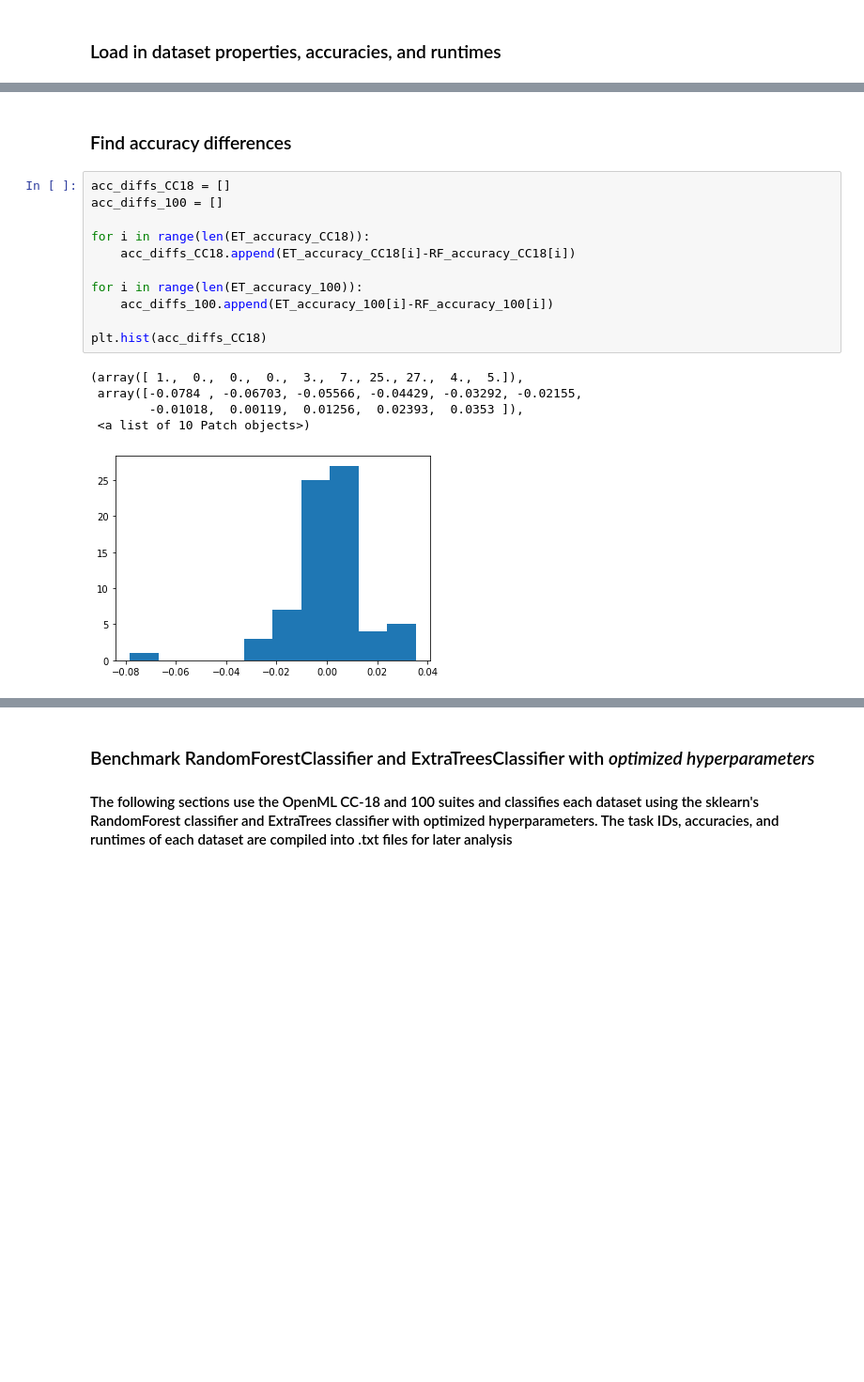
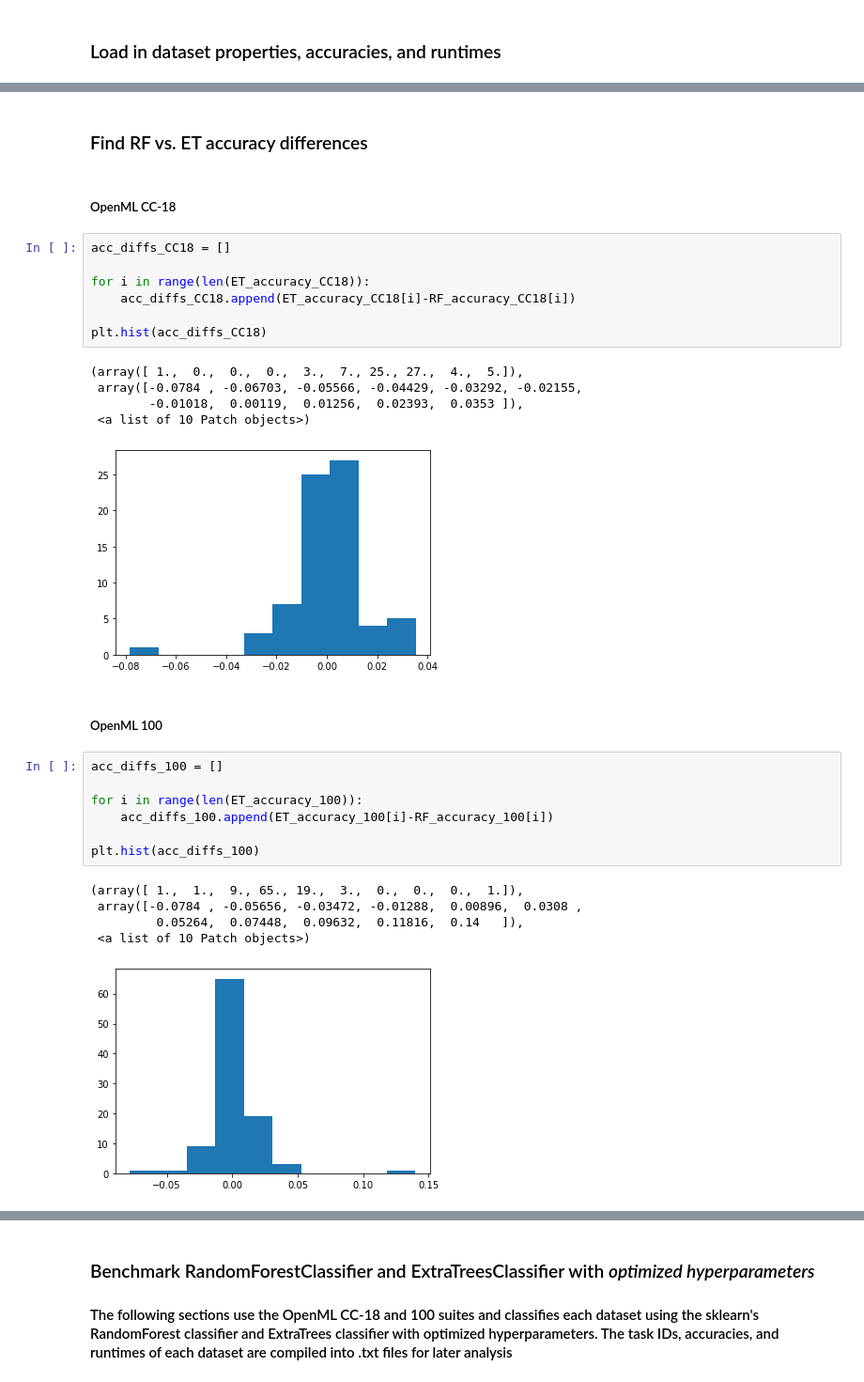
Before and after one commit to NeuroDataDesign/tealeaf, a Jupyter notebook: suyeon/code/RandomForest_ExtraTrees_Compare_Tutorial.ipynb, the cells around one changed output, grey strips where cells are left out. Shown at 94% size. Cells and saved outputs as stored; diff of their text form; blank space fills up the shorter version.

```diff
--- a/suyeon/code/RandomForest_ExtraTrees_Compare_Tutorial.ipynb
+++ b/suyeon/code/RandomForest_ExtraTrees_Compare_Tutorial.ipynb
@@ -230,15 +218,13 @@ Error in OpenML 100 dataset 34536
 # %% [markdown]
-### Find accuracy differences
+### Find RF vs. ET accuracy differences
+# %% [markdown]
+##### OpenML CC-18
 # %%
 acc_diffs_CC18 = []
-acc_diffs_100 = []
 
 for i in range(len(ET_accuracy_CC18)):
     acc_diffs_CC18.append(ET_accuracy_CC18[i]-RF_accuracy_CC18[i])
 
-for i in range(len(ET_accuracy_100)):
-    acc_diffs_100.append(ET_accuracy_100[i]-RF_accuracy_100[i])
-
 plt.hist(acc_diffs_CC18)
 # %% [output]
 (array([ 1.,  0.,  0.,  0.,  3.,  7., 25., 27.,  4.,  5.]),
@@ -246,4 +232,19 @@ plt.hist(acc_diffs_CC18)
         -0.01018,  0.00119,  0.01256,  0.02393,  0.0353 ]),
  <a list of 10 Patch objects>)
 [figure]
+# %% [markdown]
+##### OpenML 100
+# %%
+acc_diffs_100 = []
+
+for i in range(len(ET_accuracy_100)):
+    acc_diffs_100.append(ET_accuracy_100[i]-RF_accuracy_100[i])
+
+plt.hist(acc_diffs_100)
+# %% [output]
+(array([ 1.,  1.,  9., 65., 19.,  3.,  0.,  0.,  0.,  1.]),
+ array([-0.0784 , -0.05656, -0.03472, -0.01288,  0.00896,  0.0308 ,
+         0.05264,  0.07448,  0.09632,  0.11816,  0.14   ]),
+ <a list of 10 Patch objects>)
+[figure, added]
 # %% [markdown]
```
Also changed, not shown: parts of 44 cells of this notebook.
